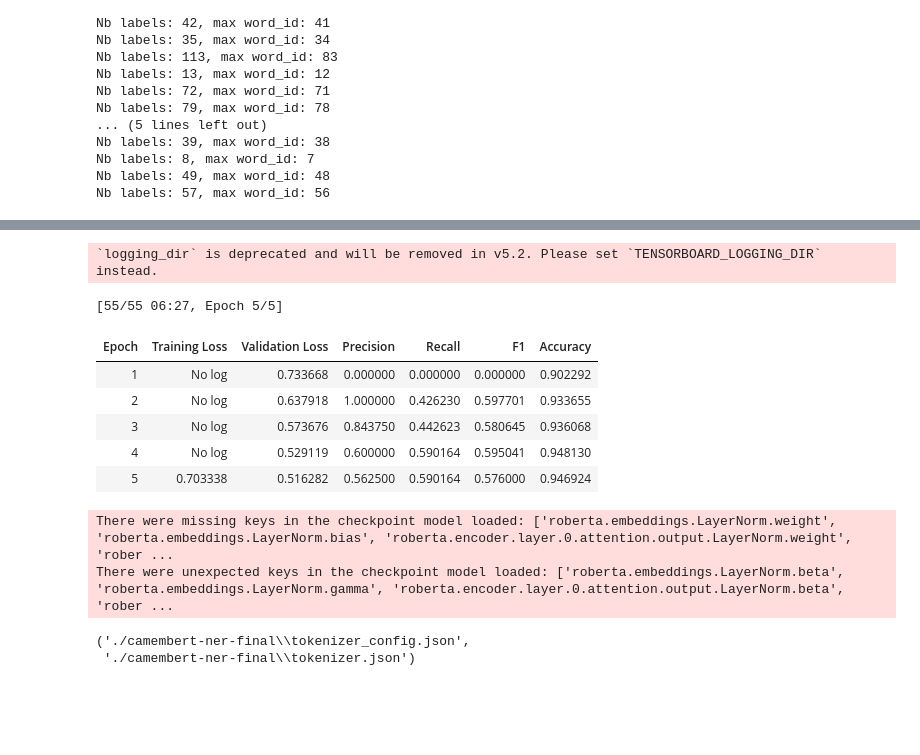
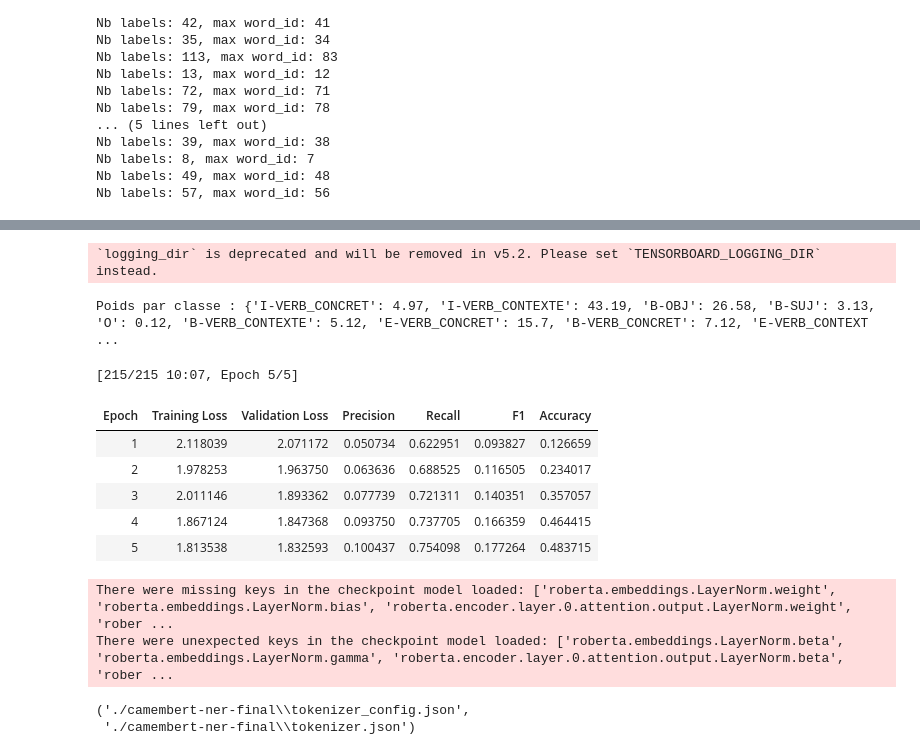
Before and after one commit to itsreivilo/Projet-de-NLP-Olivier, a Jupyter notebook: model.ipynb, the cells around one changed output, grey strips where cells are left out. Cells and saved outputs as stored; diff of their text form; code cells hidden in the pictures; blank space fills up the shorter version.

```diff
--- a/model.ipynb
+++ b/model.ipynb
@@ -281,47 +281,48 @@ data_collator = DataCollatorForTokenClassification(tokenizer)
 training_args = TrainingArguments(
     output_dir="./camembert-ner",
     num_train_epochs=5,
-    per_device_train_batch_size=16,
-    per_device_eval_batch_size=16,
-    learning_rate=1e-4,
-    weight_decay=0.01,
+    per_device_train_batch_size=4,
+    per_device_eval_batch_size=4,
+    learning_rate=1e-5,
+    weight_decay=0.00,
     eval_strategy="epoch",
     save_strategy="epoch",
     load_best_model_at_end=True,
     metric_for_best_model="f1",
     logging_dir="./logs",
     logging_steps=1,
     fp16=False,             # Activez si GPU compatible
 )
 
 trainer = WeightedTrainer(
     model=model,
     args=training_args,
     train_dataset=tokenized_dataset["train"],
     eval_dataset=tokenized_dataset["validation"],
     processing_class=tokenizer,
     data_collator=data_collator,
     compute_metrics=compute_metrics
 )
 
 trainer.train()
 
 # Sauvegarde du meilleur modèle
 trainer.save_model("./camembert-ner-final")
 tokenizer.save_pretrained("./camembert-ner-final")
 # %% [output]
 `logging_dir` is deprecated and will be removed in v5.2. Please set `TENSORBOARD_LOGGING_DIR` instead.
-[55/55 06:27, Epoch 5/5]
+Poids par classe : {'I-VERB_CONCRET': 4.97, 'I-VERB_CONTEXTE': 43.19, 'B-OBJ': 26.58, 'B-SUJ': 3.13, 'O': 0.12, 'B-VERB_CONTEXTE': 5.12, 'E-VERB_CONCRET': 15.7, 'B-VERB_CONCRET': 7.12, 'E-VERB_CONTEXT ...
+[215/215 10:07, Epoch 5/5]
 | Epoch | Training Loss | Validation Loss | Precision | Recall | F1 | Accuracy |
-| 1 | No log | 0.733668 | 0.000000 | 0.000000 | 0.000000 | 0.902292 |
-| 2 | No log | 0.637918 | 1.000000 | 0.426230 | 0.597701 | 0.933655 |
-| 3 | No log | 0.573676 | 0.843750 | 0.442623 | 0.580645 | 0.936068 |
-| 4 | No log | 0.529119 | 0.600000 | 0.590164 | 0.595041 | 0.948130 |
-| 5 | 0.703338 | 0.516282 | 0.562500 | 0.590164 | 0.576000 | 0.946924 |
+| 1 | 2.118039 | 2.071172 | 0.050734 | 0.622951 | 0.093827 | 0.126659 |
+| 2 | 1.978253 | 1.963750 | 0.063636 | 0.688525 | 0.116505 | 0.234017 |
+| 3 | 2.011146 | 1.893362 | 0.077739 | 0.721311 | 0.140351 | 0.357057 |
+| 4 | 1.867124 | 1.847368 | 0.093750 | 0.737705 | 0.166359 | 0.464415 |
+| 5 | 1.813538 | 1.832593 | 0.100437 | 0.754098 | 0.177264 | 0.483715 |
-There were missing keys in the checkpoint model loaded: ['roberta.embeddings.LayerNorm.weight', 'roberta.embeddings.LayerNorm.bias', 'roberta.encoder.layer.0.attention.output.LayerNorm.weight', 'rober ...
-There were unexpected keys in the checkpoint model loaded: ['roberta.embeddings.LayerNorm.beta', 'roberta.embeddings.LayerNorm.gamma', 'roberta.encoder.layer.0.attention.output.LayerNorm.beta', 'rober ...
-('./camembert-ner-final\\tokenizer_config.json',
- './camembert-ner-final\\tokenizer.json')
+There were missing keys in the checkpoint model loaded: ['roberta.embeddings.LayerNorm.weight', 'roberta.embeddings.LayerNorm.bias', 'roberta.encoder.layer.0.attention.output.LayerNorm.weight', 'rober ...
+There were unexpected keys in the checkpoint model loaded: ['roberta.embeddings.LayerNorm.beta', 'roberta.embeddings.LayerNorm.gamma', 'roberta.encoder.layer.0.attention.output.LayerNorm.beta', 'rober ...
+('./camembert-ner-final\\tokenizer_config.json',
+ './camembert-ner-final\\tokenizer.json')
 # %%
 # Courbes d'apprentissage du modèle
 import json
```
Also changed, not shown: parts of 4 cells of this notebook, 7 other files.
